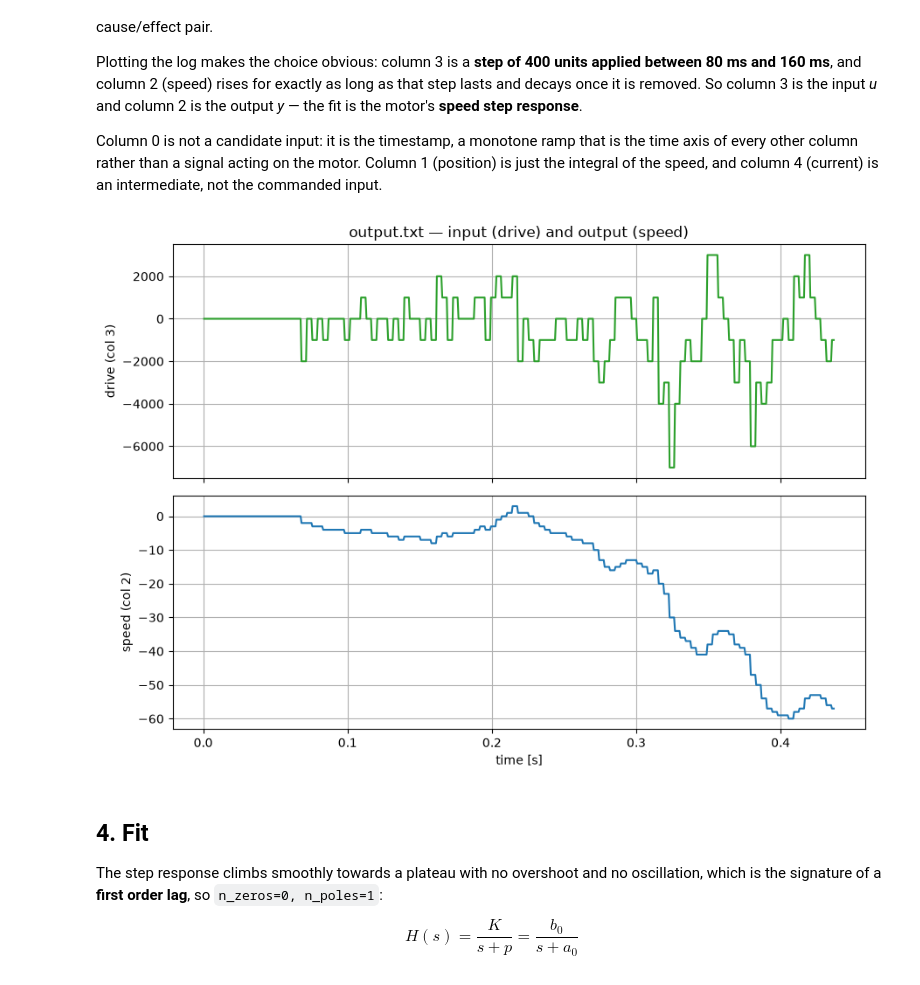
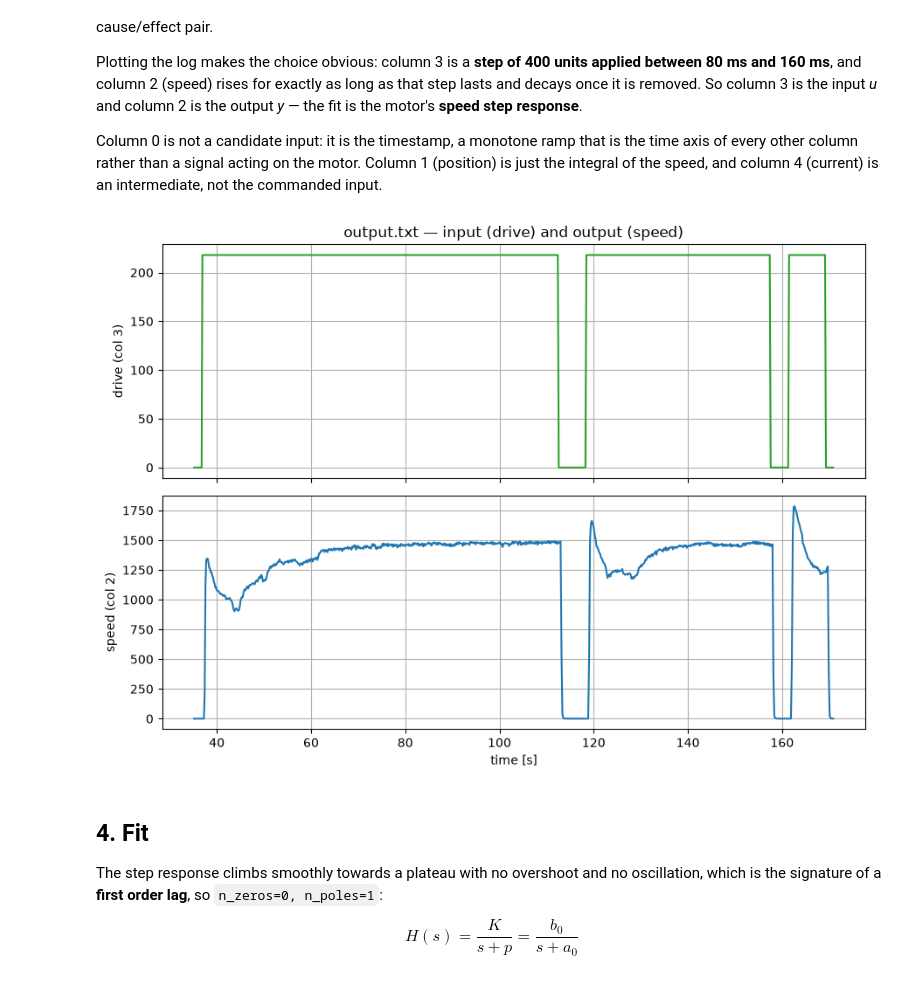
Before and after one commit to bcbergmanuu/robot_arm, a Jupyter notebook: PythonTfest.ipynb, the cells around one changed output. Saved outputs shown, nothing was run; the diff lists cells and outputs as text; code cells hidden in the pictures.

```diff
--- a/PythonTfest.ipynb
+++ b/PythonTfest.ipynb
@@ -82,9 +82,9 @@ It returns a `Fit` named tuple:
 import matplotlib.pyplot as plt
 import numpy as np
 
-from tfest_fit import fit_transfer_function, load_data, TIME_COL, DRIVE_COL, SPEED_COL
+from tfest_fit import fit_transfer_function, load_data, TIME_COL, PWM_COL, TORQUE_COL
 
-data = load_data("pid-current1.txt")
+data = load_data("current5.csv")
 t = data[:, TIME_COL] * 0.000625         # µs -> s
 print("samples:", data.shape[0], " sample interval:", np.diff(data[:, TIME_COL])[0], "us")
 # %% [output]
@@ -105,18 +105,18 @@ every other column rather than a signal acting on the motor.  Column 1 (position
 integral of the speed, and column 4 (current) is an intermediate, not the commanded input.
 # %%
 fig, ax = plt.subplots(2, 1, figsize=(9, 6.5), sharex=True)
-ax[0].plot(t, data[:, DRIVE_COL], color="tab:green")
+ax[0].plot(t, data[:, PWM_COL], color="tab:green")
 ax[0].set_ylabel("drive (col 3)")
 ax[0].set_title("output.txt — input (drive) and output (speed)")
-ax[1].plot(t, data[:, SPEED_COL], color="tab:blue")
+ax[1].plot(t, data[:, TORQUE_COL], color="tab:blue")
 ax[1].set_ylabel("speed (col 2)")
 ax[1].set_xlabel("time [s]")
 for a in ax:
     a.grid(True)
 plt.tight_layout()
 plt.show()
 # %% [output]
-[figure, old version]
+[figure, new version]
 # %% [markdown]
 ## 4. Fit
 
```
Also changed, not shown: parts of 11 cells of this notebook, 10 other files.
